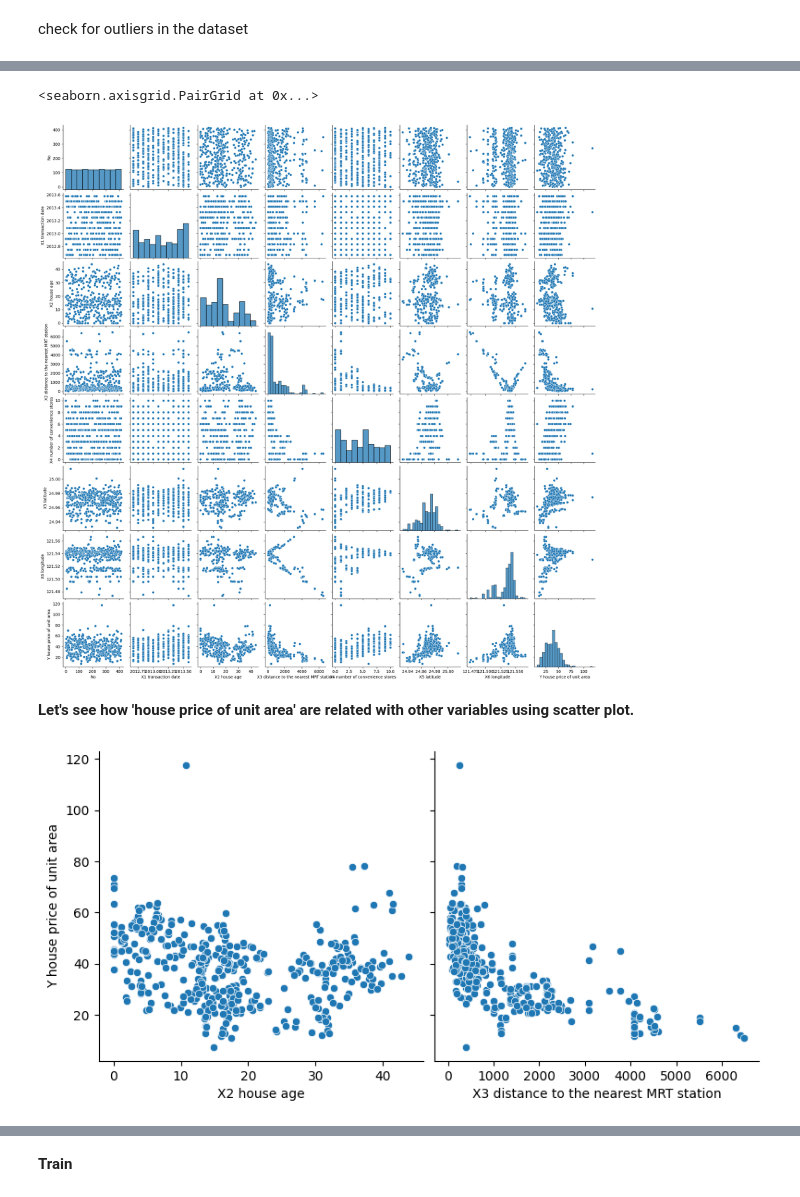
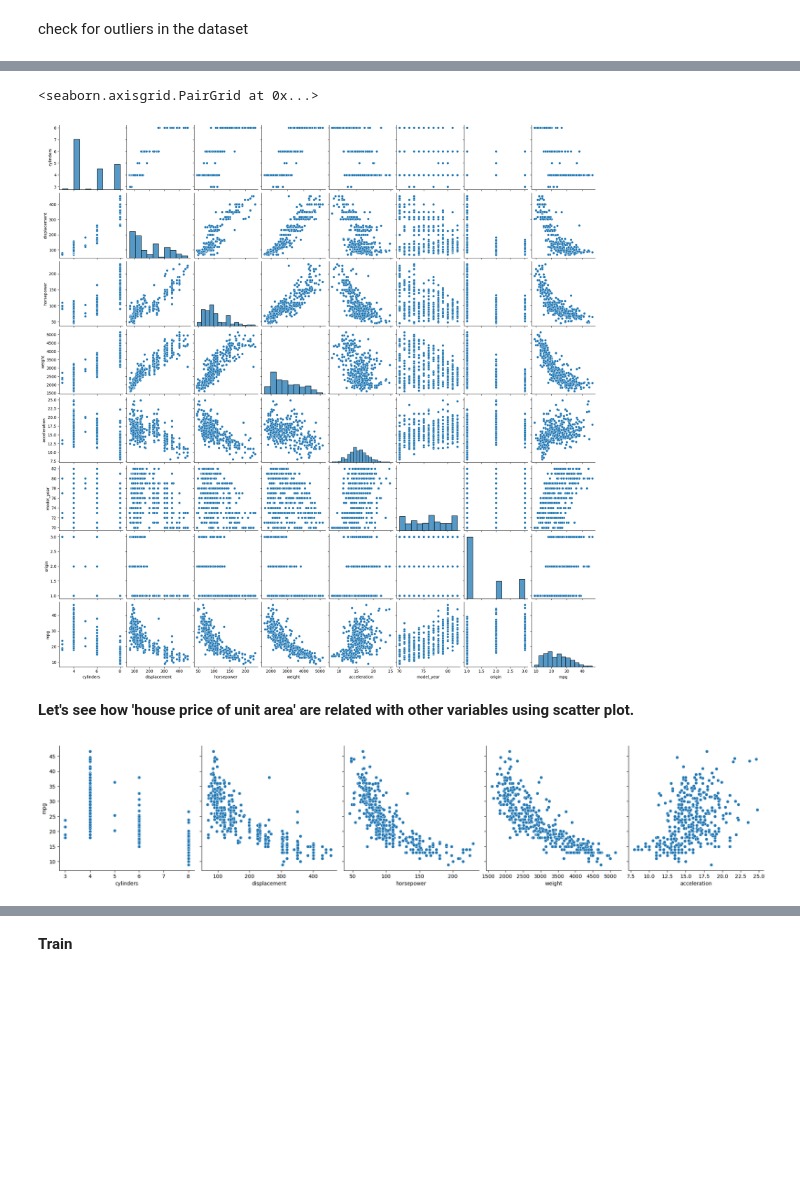
Before and after one commit to Amboyandrey/-LE1_Amboy_NA-, a Jupyter notebook: Amboy_midterm_lab_1.ipynb, the cells around one changed output, grey strips where cells are left out. Saved outputs shown, nothing was run; the diff lists cells and outputs as text; code cells hidden in the pictures; blank space fills up the shorter version.

Commit message:
change dataset

```diff
--- a/Amboy_midterm_lab_1.ipynb
+++ b/Amboy_midterm_lab_1.ipynb
@@ -49,7 +46,7 @@ import numpy as np
 import matplotlib.pyplot as plt
 import seaborn as sns
 
-real_estate_dataset = pd.read_csv('https://archive.ics.uci.edu/static/public/477/data.csv')
+auto_mpg_dataset = pd.read_csv('https://archive.ics.uci.edu/static/public/9/data.csv')
 
-real_estate_dataset.head(10)
+auto_mpg_dataset.head(10)
 # %% [output]
@@ -82,0 +83,4 @@ dtype: float64
+# %%
+auto_mpg_dataset['horsepower'] = auto_mpg_dataset['horsepower'].interpolate()
+
+print(auto_mpg_dataset.isnull().sum() * 100 / auto_mpg_dataset.shape[0])
@@ -92,13 +110,13 @@ plt.tight_layout()
 # %%
-sns.pairplot(real_estate_dataset)
+sns.pairplot(auto_mpg_dataset)
 # %% [output]
 <seaborn.axisgrid.PairGrid at 0x...>
-[figure, old version]
+[figure, new version]
 # %% [markdown]
 **Let's see how 'house price of unit area' are related with other variables using scatter plot.**
 # %%
-sns.pairplot(real_estate_dataset, x_vars=['X2 house age', 'X3 distance to the nearest MRT station'], y_vars='Y house price of unit area', height=4, aspect=1, kind='scatter')
+sns.pairplot(auto_mpg_dataset, x_vars=['cylinders', 'displacement', 'horsepower', 'weight', 'acceleration'], y_vars='mpg', height=4, aspect=1, kind='scatter')
 plt.show()
 # %% [output]
-[figure, old version]
+[figure, new version]
 # %%
```
Also changed, not shown: parts of 29 cells of this notebook, 1 other file.
